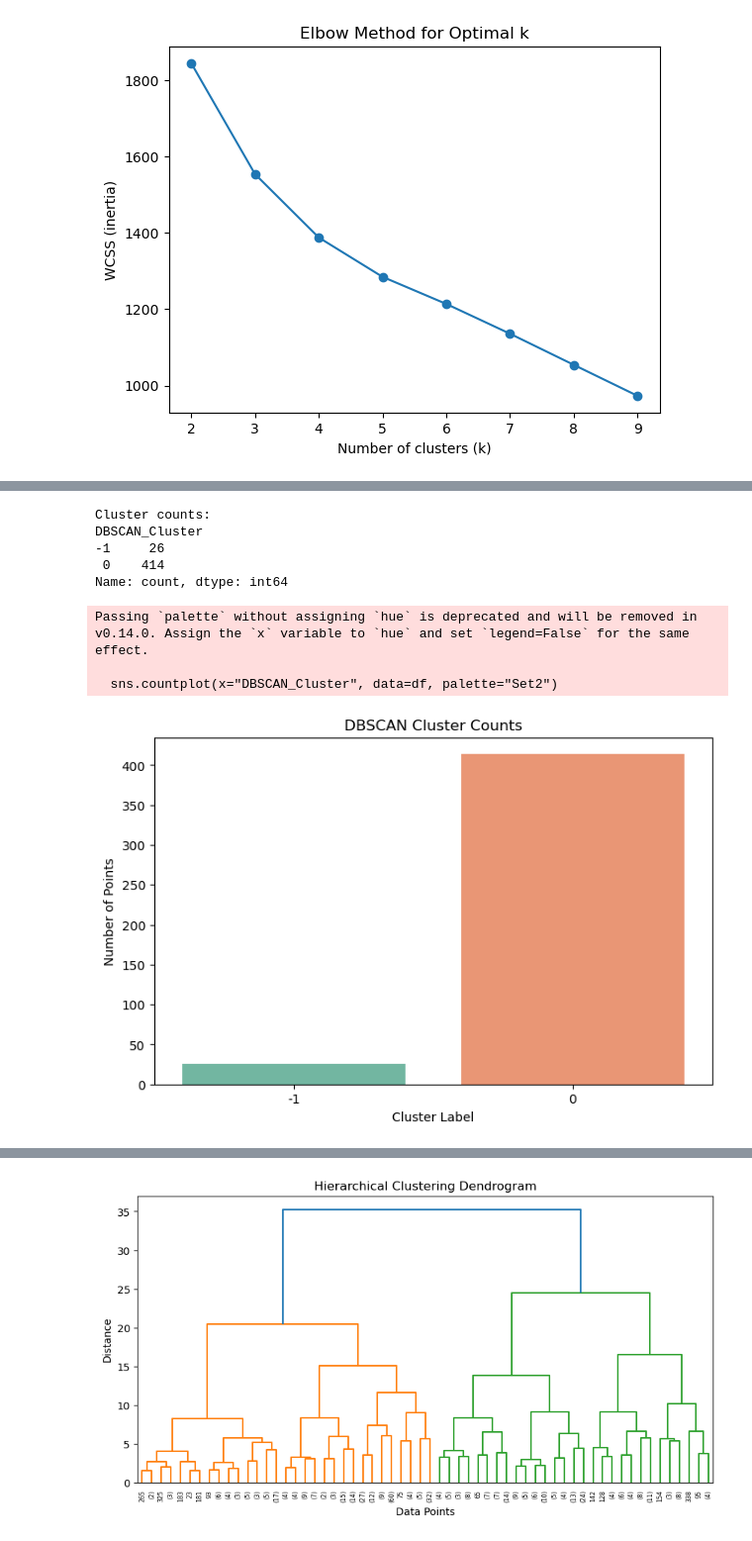
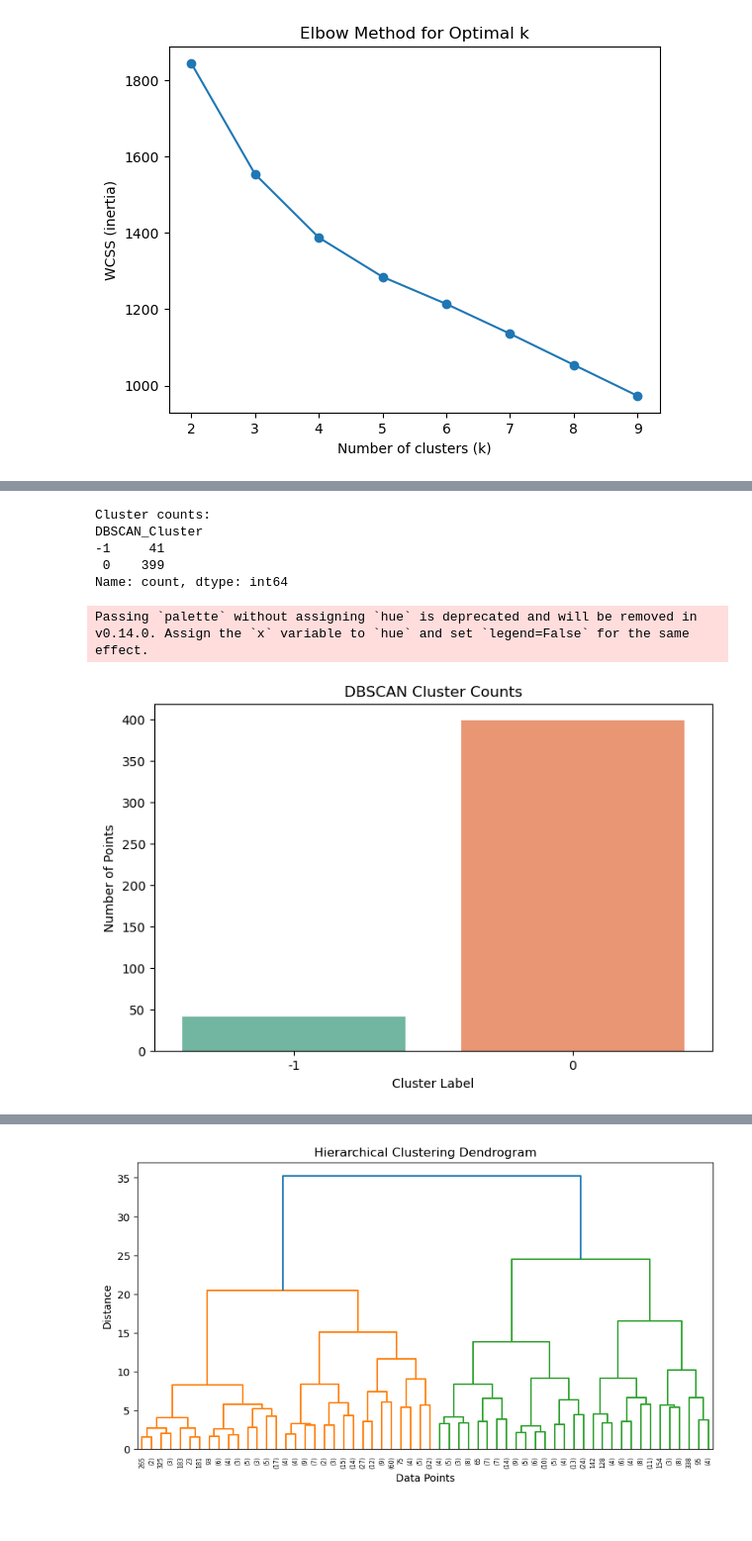
Before and after one commit to Manojk246/KHD-task, a Jupyter notebook: task.ipynb, the cells around one changed output, grey strips where cells are left out. Shown at 99% size. Cells and saved outputs as stored; diff of their text form; code cells hidden in the pictures.

```diff
--- a/task.ipynb
+++ b/task.ipynb
@@ -25,3 +25,27 @@ X_scaled = scaler.fit_transform(X)
 # %%
 import warnings
 warnings.filterwarnings("ignore", category=UserWarning)
+# %%
+import numpy as np
+import matplotlib.pyplot as plt
+from sklearn.cluster import KMeans
+from sklearn.metrics import silhouette_score, davies_bouldin_score, calinski_harabasz_score
+
+sil_scores = []
+db_scores = []
+ch_scores = []
+K = range(2, 11)
+
+for k in K:
+    kmeans = KMeans(n_clusters=k, random_state=42, n_init=10)
+    labels = kmeans.fit_predict(X_scaled)
+
+    sil = silhouette_score(X_scaled, labels)
+    db = davies_bouldin_score(X_scaled, labels)
+    ch = calinski_harabasz_score(X_scaled, labels)
+
+    sil_scores.append(sil)
+    db_scores.append(db)
+    ch_scores.append(ch)
+
+    print(f"k={k}: Silhouette={sil:.3f}, Davies-Bouldin={db:.3f}, Calinski-Harabasz={ch:.1f}")
@@ -92,29 +199,27 @@ df.head()
 # %%
 from sklearn.cluster import DBSCAN
 from sklearn.metrics import silhouette_score, davies_bouldin_score, calinski_harabasz_score
 
-dbscan = DBSCAN(eps=1.7, min_samples=5)
+dbscan = DBSCAN(eps=1.5, min_samples=5)
 db_labels = dbscan.fit_predict(X_scaled)
 
 df["DBSCAN_Cluster"] = db_labels
 
 print("Cluster counts:")
 print(df["DBSCAN_Cluster"].value_counts().sort_index())
 plt.figure(figsize=(8, 5))
 sns.countplot(x="DBSCAN_Cluster", data=df, palette="Set2")
 plt.title("DBSCAN Cluster Counts")
 plt.xlabel("Cluster Label")
 plt.ylabel("Number of Points")
 plt.show()
 # %% [output]
 Cluster counts:
 DBSCAN_Cluster
--1     26
- 0    414
+-1     41
+ 0    399
 Name: count, dtype: int64
 Passing `palette` without assigning `hue` is deprecated and will be removed in v0.14.0. Assign the `x` variable to `hue` and set `legend=False` for the same effect.
-
-  sns.countplot(x="DBSCAN_Cluster", data=df, palette="Set2")
-[figure, old version]
+[figure, new version]
 # %%
 import numpy as np
```
Also changed, not shown: parts of 10 cells of this notebook, 1 other file.
